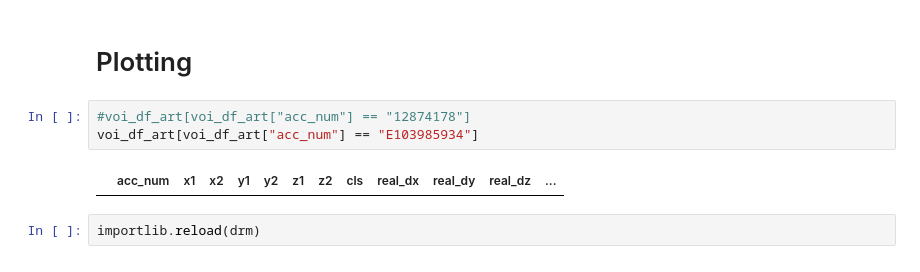
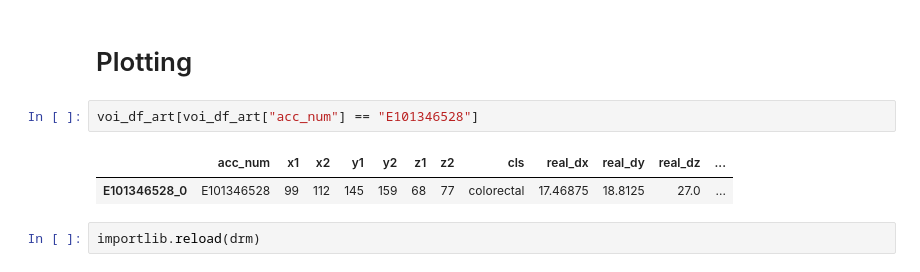
Before and after one commit to clintonjwang/voi-classifier, a Jupyter notebook: python/data-retriever.ipynb, the cells around one changed output. Drawn from its saved outputs; the diff is of its cells as text.

```diff
--- a/python/data-retriever.ipynb
+++ b/python/data-retriever.ipynb
@@ -135,11 +135,11 @@ d = np.concatenate(d)
 np.std(d)
 # %% [markdown]
 # Plotting
-# %%
-#voi_df_art[voi_df_art["acc_num"] == "12874178"]
-voi_df_art[voi_df_art["acc_num"] == "E103985934"]
-# %% [output]
-|  | acc_num | x1 | x2 | y1 | y2 | z1 | z2 | cls | real_dx | real_dy | real_dz | ... |
+# %%
+voi_df_art[voi_df_art["acc_num"] == "E101346528"]
+# %% [output]
+|  | acc_num | x1 | x2 | y1 | y2 | z1 | z2 | cls | real_dx | real_dy | real_dz | ... |
+| E101346528_0 | E101346528 | 99 | 112 | 145 | 159 | 68 | 77 | colorectal | 17.46875 | 18.8125 | 27.0 | ... |
 # %%
 importlib.reload(drm)
 # %% [output]
```
Also changed, not shown: parts of 3 cells of this notebook, 2 other files.
